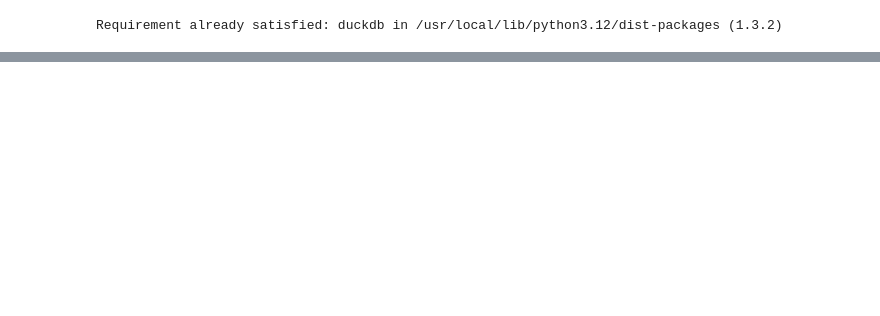
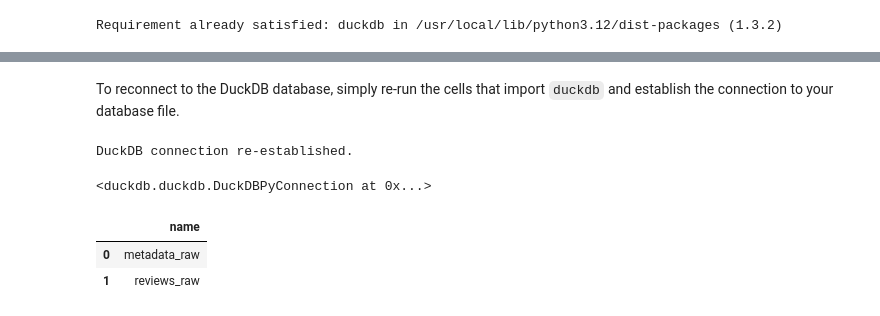
Before and after one commit to Ish2905/Comemo-Dataset, a Jupyter notebook: notebook/data_unzip.ipynb, the cells around one changed output, grey strips where cells are left out. Saved outputs shown, nothing was run; the diff lists cells and outputs as text; code cells hidden in the pictures; blank space fills up the shorter version.

```diff
--- a/notebook/data_unzip.ipynb
+++ b/notebook/data_unzip.ipynb
@@ -21,0 +145,30 @@ con = duckdb.connect(
+# %% [markdown]
+To reconnect to the DuckDB database, simply re-run the cells that import `duckdb` and establish the connection to your database file.
+# %%
+import duckdb
+
+con = duckdb.connect(
+    '/content/drive/MyDrive/Capstone/comemo.db'
+)
+
+print("DuckDB connection re-established.")
+# %% [output]
+DuckDB connection re-established.
+# %%
+con.execute("""
+COPY reviews_raw
+TO '/content/drive/MyDrive/Capstone/reviews_raw.parquet'
+(FORMAT PARQUET);
+
+COPY metadata_raw
+TO '/content/drive/MyDrive/Capstone/metadata_raw.parquet'
+(FORMAT PARQUET);
+""")
+# %% [output]
+<duckdb.duckdb.DuckDBPyConnection at 0x...>
+# %%
+con.execute("SHOW TABLES").fetchdf()
+# %% [output]
+|  | name |
+| 0 | metadata_raw |
+| 1 | reviews_raw |
```
Also changed, not shown: parts of 11 cells of this notebook.
